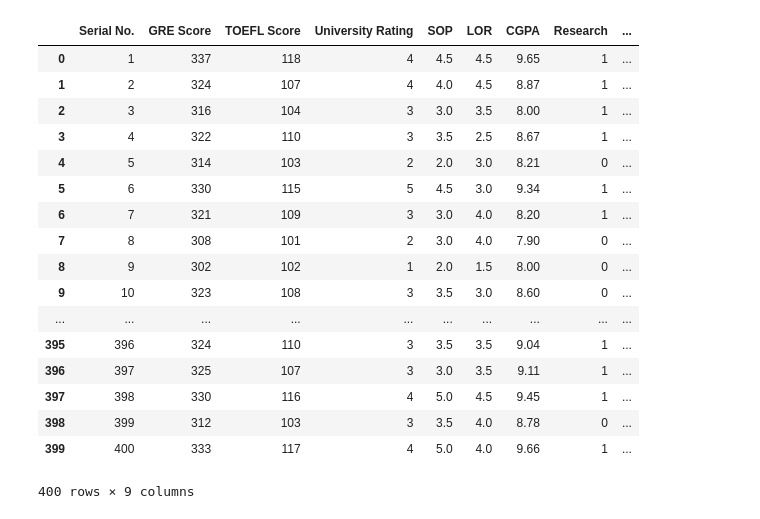
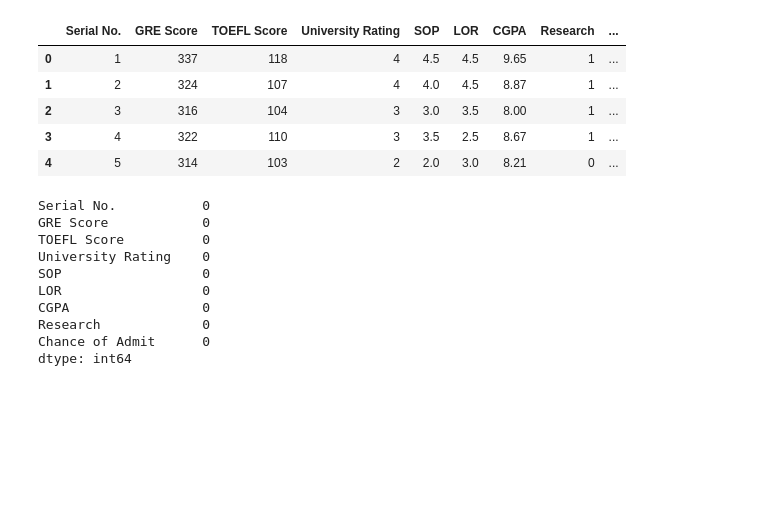
Before and after one commit to samarthjmodi/Graduate-Admission, a Jupyter notebook: Admission.ipynb, the cells around one changed output. Cells and saved outputs as stored; diff of their text form; code cells hidden in the pictures; blank space fills up the shorter version.

```diff
--- a/Admission.ipynb
+++ b/Admission.ipynb
@@ -6,22 +15,23 @@ from sklearn.linear_model import LinearRegression
 # %%
 df = pd.read_csv("Admission_Predict.csv")
-df
+df.head()
 # %% [output]
 |  | Serial No. | GRE Score | TOEFL Score | University Rating | SOP | LOR | CGPA | Research | ... |
 | 0 | 1 | 337 | 118 | 4 | 4.5 | 4.5 | 9.65 | 1 | ... |
 | 1 | 2 | 324 | 107 | 4 | 4.0 | 4.5 | 8.87 | 1 | ... |
 | 2 | 3 | 316 | 104 | 3 | 3.0 | 3.5 | 8.00 | 1 | ... |
 | 3 | 4 | 322 | 110 | 3 | 3.5 | 2.5 | 8.67 | 1 | ... |
 | 4 | 5 | 314 | 103 | 2 | 2.0 | 3.0 | 8.21 | 0 | ... |
-| 5 | 6 | 330 | 115 | 5 | 4.5 | 3.0 | 9.34 | 1 | ... |
-| 6 | 7 | 321 | 109 | 3 | 3.0 | 4.0 | 8.20 | 1 | ... |
-| 7 | 8 | 308 | 101 | 2 | 3.0 | 4.0 | 7.90 | 0 | ... |
-| 8 | 9 | 302 | 102 | 1 | 2.0 | 1.5 | 8.00 | 0 | ... |
-| 9 | 10 | 323 | 108 | 3 | 3.5 | 3.0 | 8.60 | 0 | ... |
-| ... | ... | ... | ... | ... | ... | ... | ... | ... | ... |
-| 395 | 396 | 324 | 110 | 3 | 3.5 | 3.5 | 9.04 | 1 | ... |
-| 396 | 397 | 325 | 107 | 3 | 3.0 | 3.5 | 9.11 | 1 | ... |
-| 397 | 398 | 330 | 116 | 4 | 5.0 | 4.5 | 9.45 | 1 | ... |
-| 398 | 399 | 312 | 103 | 3 | 3.5 | 4.0 | 8.78 | 0 | ... |
-| 399 | 400 | 333 | 117 | 4 | 5.0 | 4.0 | 9.66 | 1 | ... |
-400 rows × 9 columns
+# %%
+print(df.isnull().sum())
+# %% [output]
+Serial No.           0
+GRE Score            0
+TOEFL Score          0
+University Rating    0
+SOP                  0
+LOR                  0
+CGPA                 0
+Research             0
+Chance of Admit      0
+dtype: int64
```
Also changed, not shown: parts of 11 cells of this notebook.
